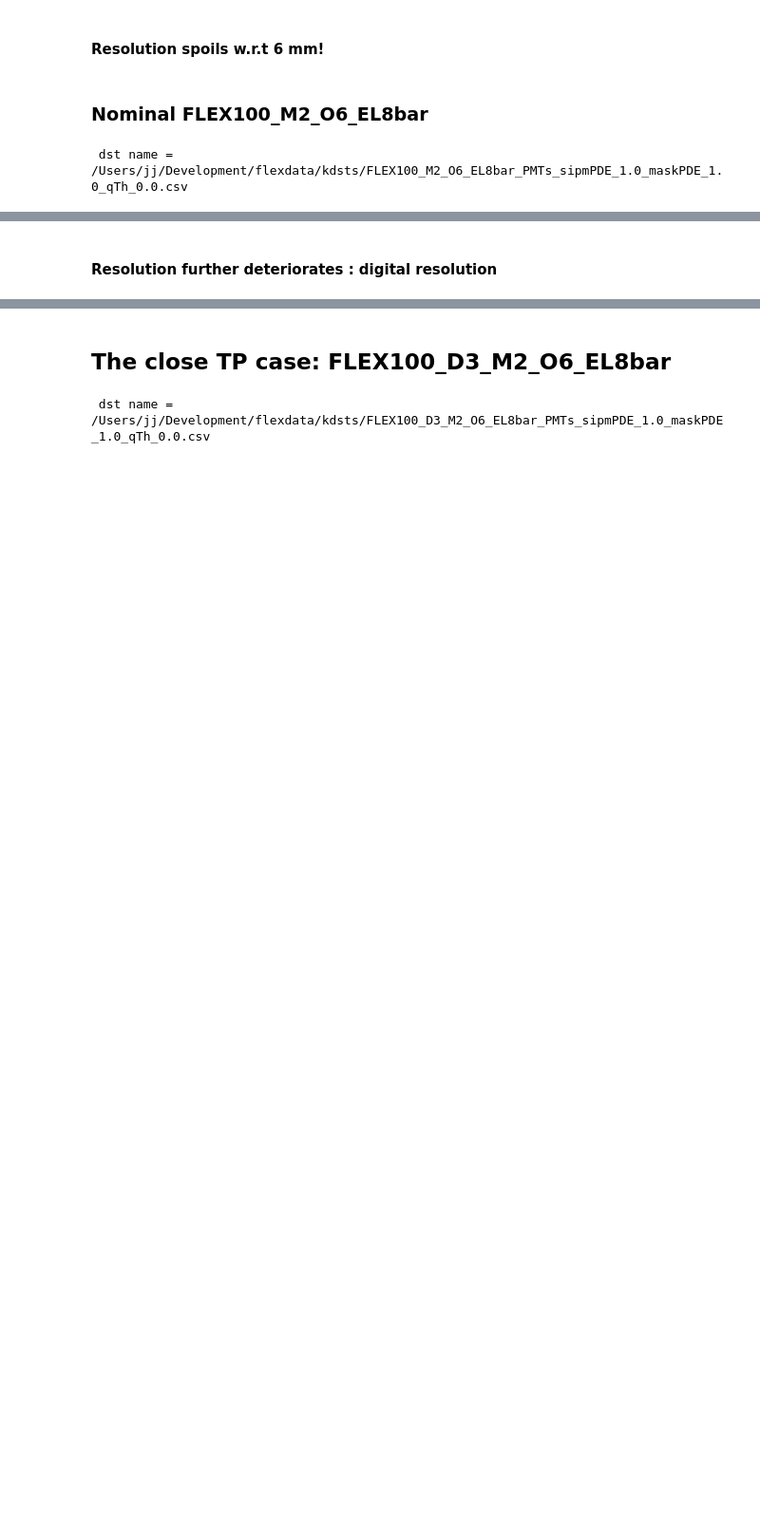
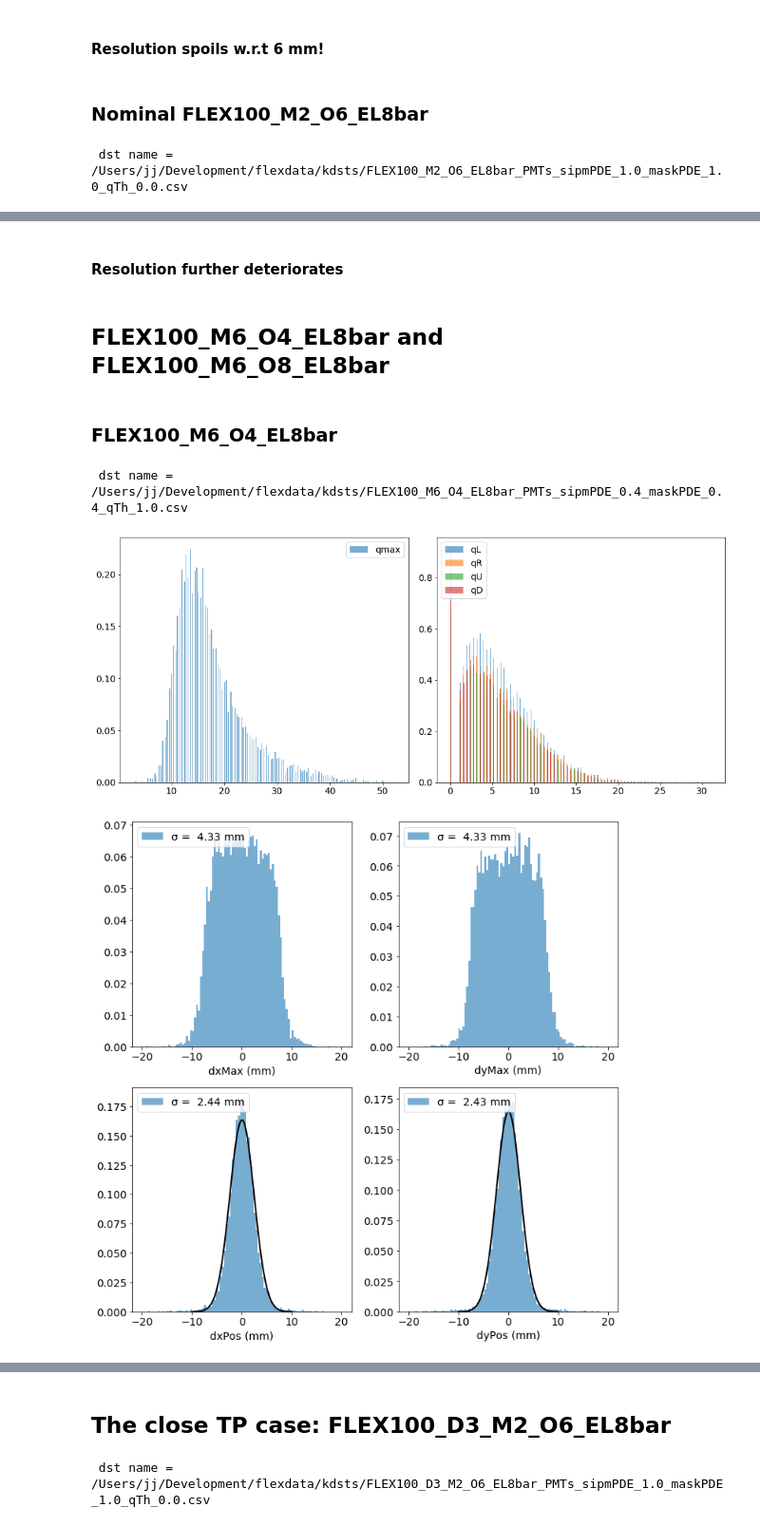
Before and after one commit to jjgomezcadenas/NextFlex, a Jupyter notebook: NB/kr_dst_pmts.ipynb, the cells around one changed output, grey strips where cells are left out. Shown at 95% size. Saved outputs shown, nothing was run; the diff lists cells and outputs as text; code cells hidden in the pictures; blank space fills up the shorter version.

```diff
--- a/NB/kr_dst_pmts.ipynb
+++ b/NB/kr_dst_pmts.ipynb
@@ -688,2 +688,23 @@ kr_point_resolution2(krdst, xlim=(-8,8), bins=100, figsize=(10,10))
 # %% [markdown]
-#### Resolution further deteriorates : digital resolution
+#### Resolution further deteriorates
+# %% [markdown]
+## FLEX100_M6_O4_EL8bar and FLEX100_M6_O8_EL8bar
+# %% [markdown]
+### FLEX100_M6_O4_EL8bar
+# %%
+setup = Setup(sipmPDE    = 0.4,
+              maskPDE    = 0.4,
+              qTh        = 1.0,
+              tpConfig   = "FLEX100_M6_O4_EL8bar")
+ofile_name = f"{setup.name}.csv"
+ofile = f"{ofile_path}/{ofile_name}"
+print(f" dst name = {ofile}")
+krdst = pd.read_csv(ofile)
+# %% [output]
+ dst name = /Users/jj/Development/flexdata/kdsts/FLEX100_M6_O4_EL8bar_PMTs_sipmPDE_0.4_maskPDE_0.4_qTh_1.0.csv
+# %%
+q_sipm(krdst,  bins=300, figsize=(14,6), alpha=0.6)
+kr_point_resolution2(krdst, xlim=(-10,10), bins=100, figsize=(10,10))
+# %% [output]
+[figure, added]
+[figure, added]
```
Also changed, not shown: parts of 13 cells of this notebook, 8 other files.
